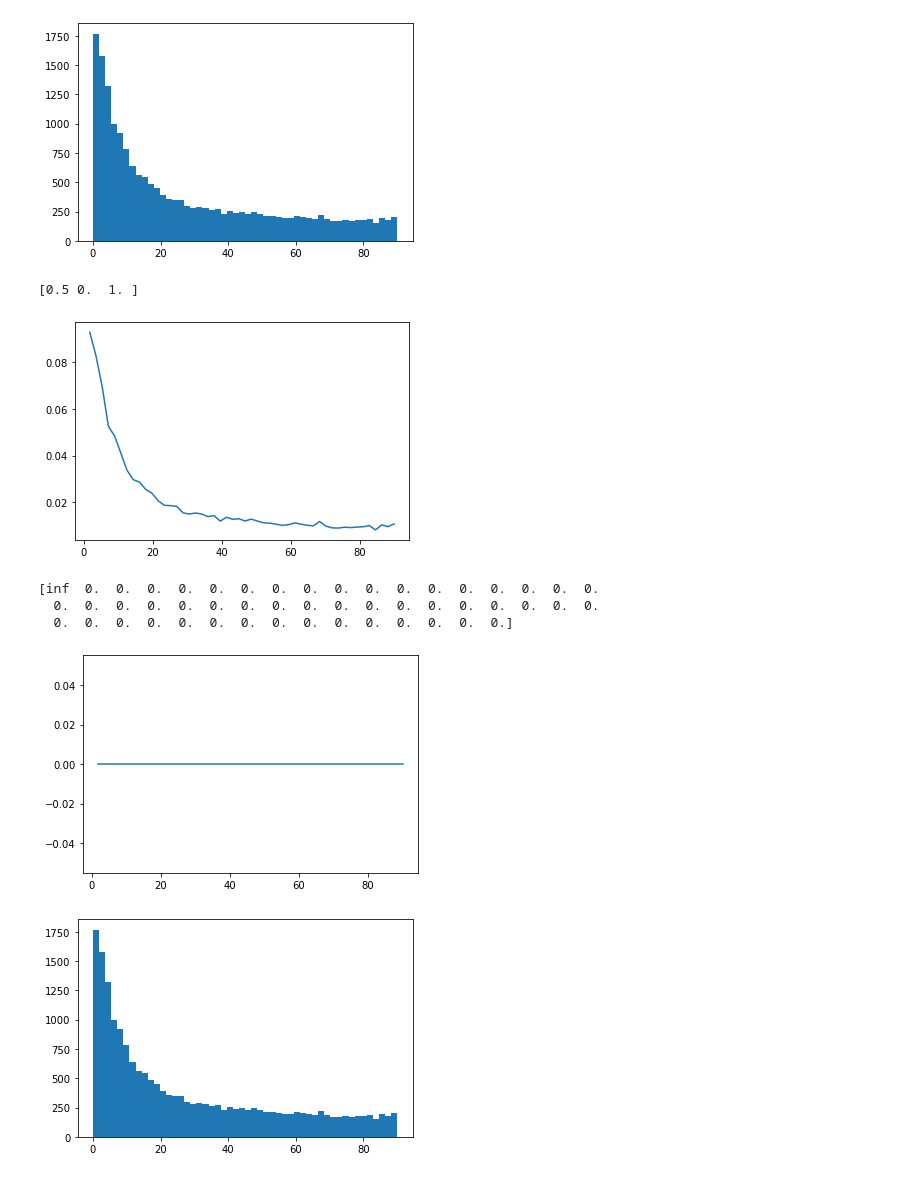
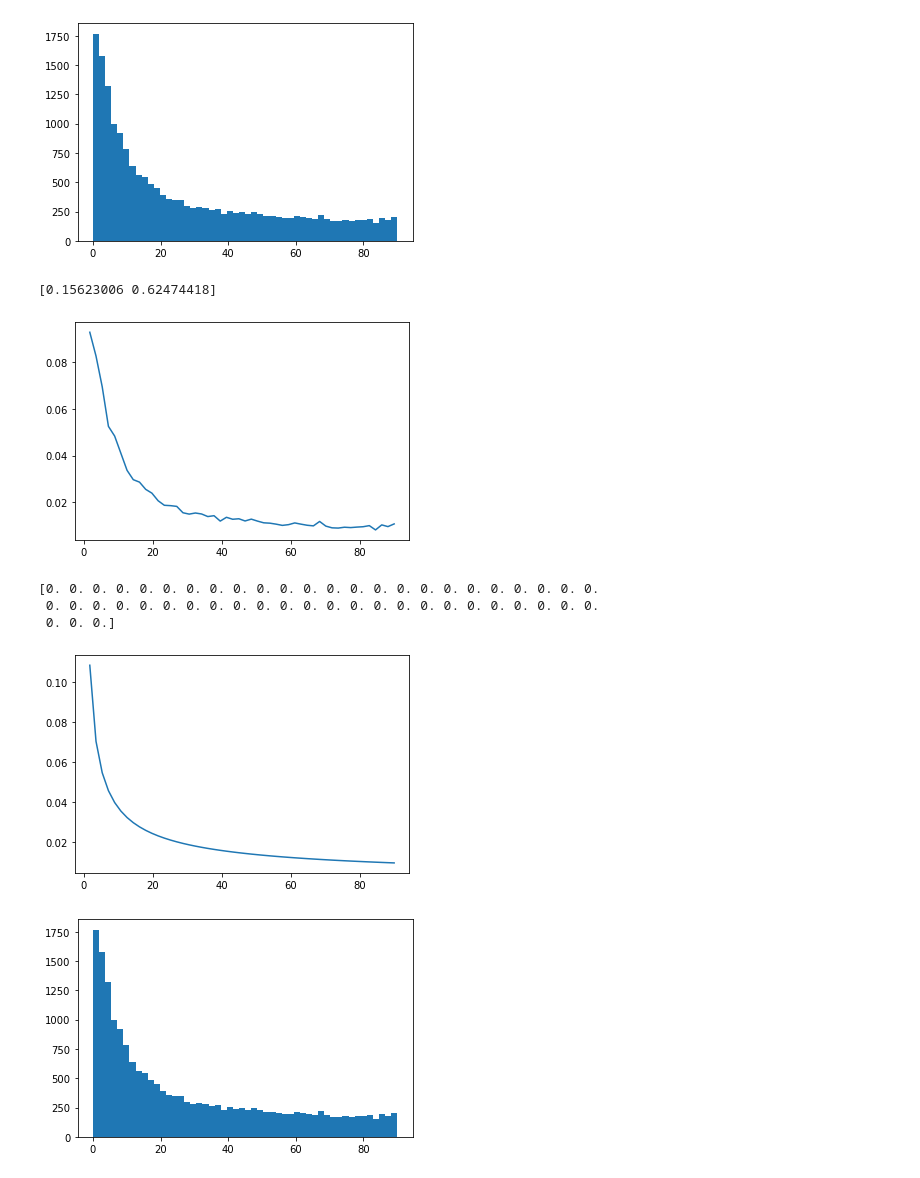
Before and after one commit to byahn2/MagicDatamining, a Jupyter notebook: nb.ipynb, the cells around one changed output. Cells and saved outputs as stored; diff of their text form; code cells hidden in the pictures.

Commit message:
powerlaw fit for fAlpha

```diff
--- a/nb.ipynb
+++ b/nb.ipynb
@@ -55,24 +56,27 @@ hist, xvals, patches = plt.hist(
 # %% [output]
 [figure]
 # %%
+def power(x, a, k):
+    return a*x**(-k)
+
 params, cov = curve_fit(
-    powerlaw.pdf,
+    power,
     xvals[1:],
     hist / len(df["fAlpha"]),
-    p0=[0.5, 0., 1.],
+    p0=[1., 2.],
 )
 print(params)
 plt.plot(xvals[1:], hist / len(df["fAlpha"]))
 plt.show()
-plt.plot(xvals[1:], powerlaw.pdf(xvals[1:], *params))
+plt.plot(xvals[1:], power(xvals[1:], *params))
 print(powerlaw.pdf(xvals, *params))
 # %% [output]
-[0.5 0.  1. ]
+[0.15623006 0.62474418]
 [figure]
-[inf  0.  0.  0.  0.  0.  0.  0.  0.  0.  0.  0.  0.  0.  0.  0.  0.  0.
-  0.  0.  0.  0.  0.  0.  0.  0.  0.  0.  0.  0.  0.  0.  0.  0.  0.  0.
-  0.  0.  0.  0.  0.  0.  0.  0.  0.  0.  0.  0.  0.  0.  0.]
+[0. 0. 0. 0. 0. 0. 0. 0. 0. 0. 0. 0. 0. 0. 0. 0. 0. 0. 0. 0. 0. 0. 0. 0.
+ 0. 0. 0. 0. 0. 0. 0. 0. 0. 0. 0. 0. 0. 0. 0. 0. 0. 0. 0. 0. 0. 0. 0. 0.
+ 0. 0. 0.]
-[figure, old version]
+[figure, new version]
 # %%
 #x = np.linspace(0, 70, 100)
 positivehist, xvals2, patches = plt.hist(df["fAlpha"], bins=50)
```
Also changed, not shown: parts of 1 cell of this notebook.
